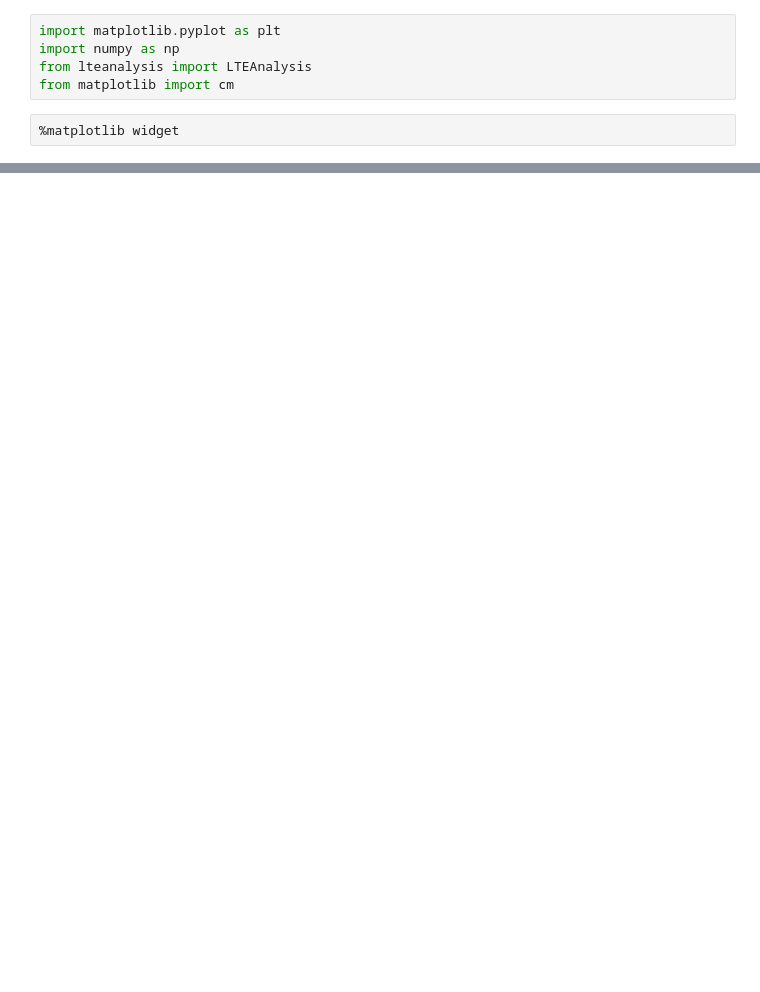
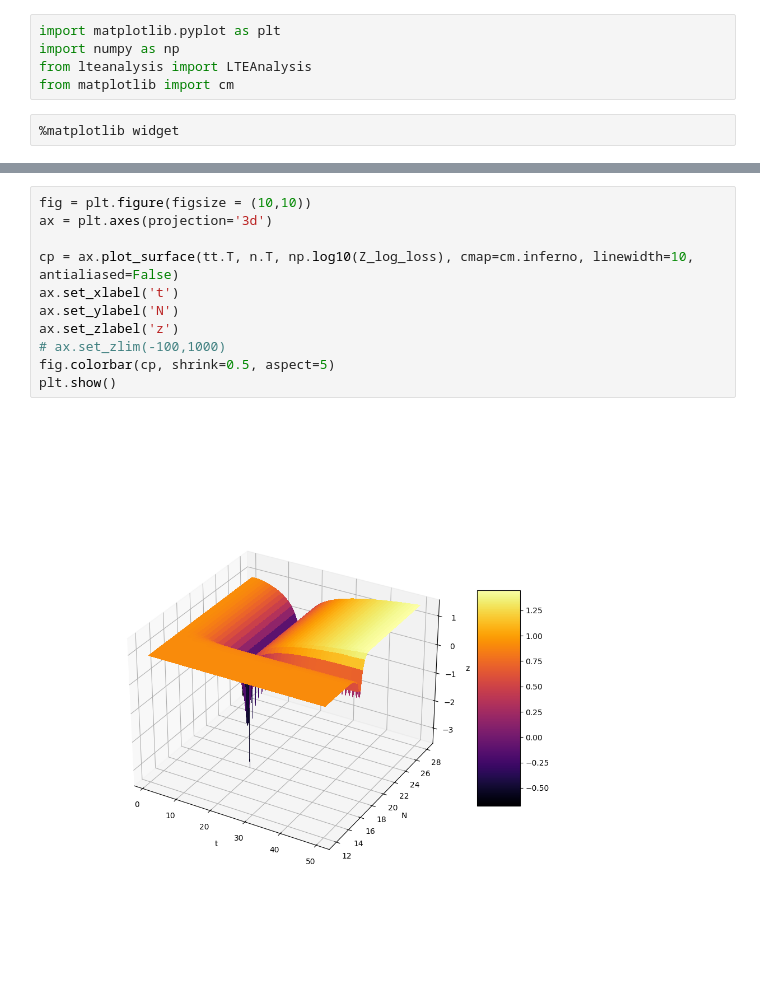
Before and after one commit to mihirtripathi97/LTEAnalysis, a Jupyter notebook: test.ipynb, the cells around one changed output, grey strips where cells are left out. Cells and saved outputs as stored; diff of their text form; blank space fills up the shorter version.

```diff
--- a/test.ipynb
+++ b/test.ipynb
@@ -86,0 +110,13 @@ plt.show()
+# %%
+fig = plt.figure(figsize = (10,10))
+ax = plt.axes(projection='3d')
+
+cp = ax.plot_surface(tt.T, n.T, np.log10(Z_log_loss), cmap=cm.inferno, linewidth=10, antialiased=False)
+ax.set_xlabel('t')
+ax.set_ylabel('N')
+ax.set_zlabel('z')
+# ax.set_zlim(-100,1000)
+fig.colorbar(cp, shrink=0.5, aspect=5)
+plt.show()
+# %% [output]
+[figure, added]
```
Also changed, not shown: parts of 7 cells of this notebook, 2 other files.
